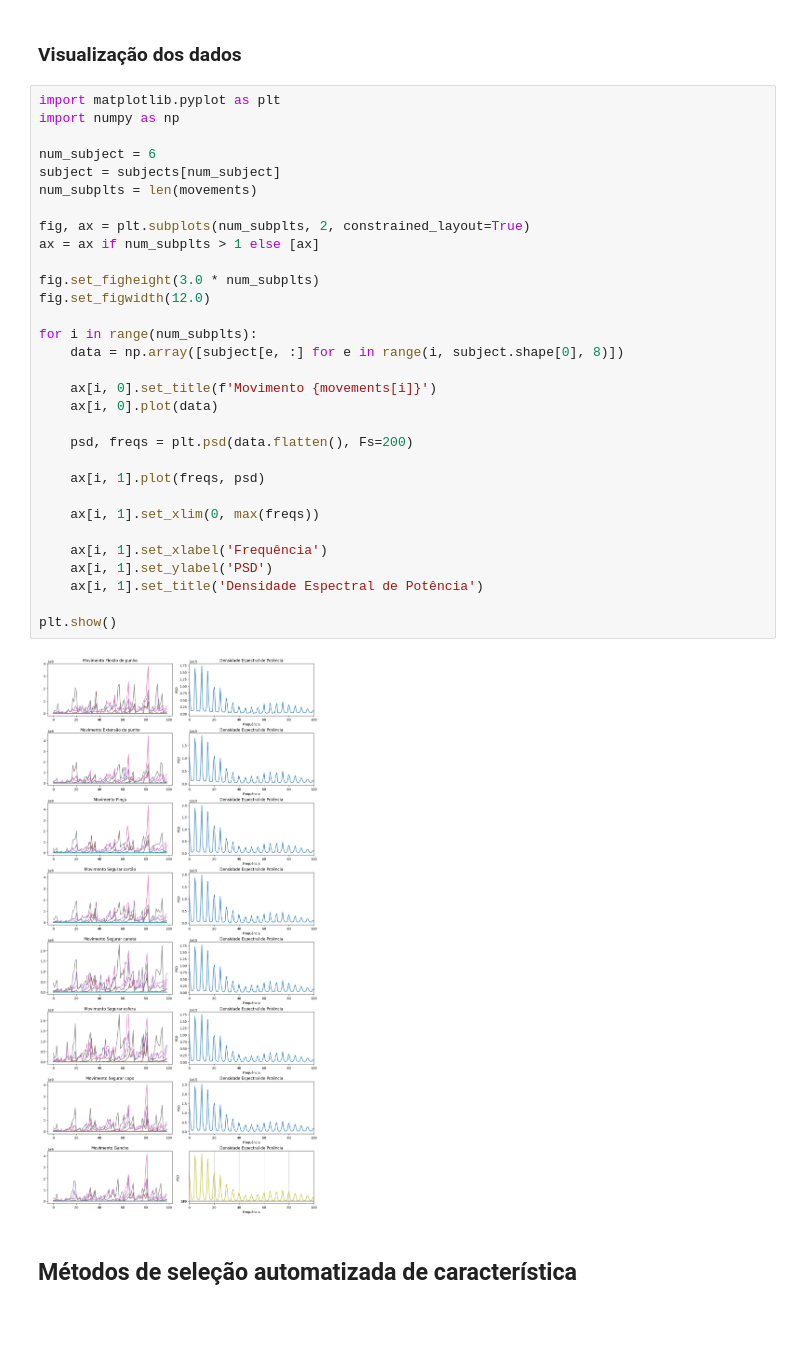
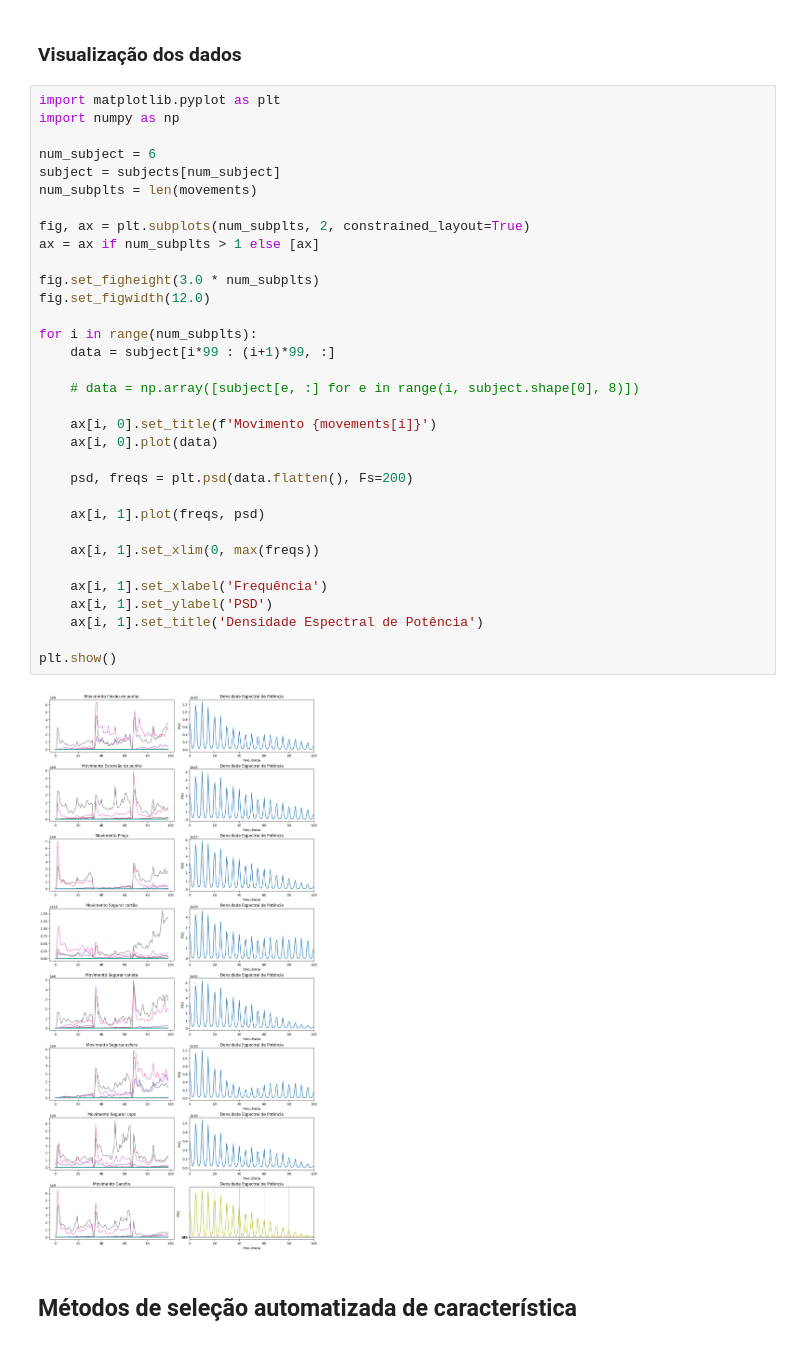
Before and after one commit to LucasDonadi/topicos2-sinaisbiologicos, a Jupyter notebook: preprocessing_features.ipynb, the cells around one changed output. Saved outputs shown, nothing was run; the diff lists cells and outputs as text.

Commit message:
fix: alteração de visualização das caract

```diff
--- a/preprocessing_features.ipynb
+++ b/preprocessing_features.ipynb
@@ -192,35 +192,37 @@ subjects = {i: np.load(f'resultados_voluntario_{i}.npy') for i in range(final_co
 import matplotlib.pyplot as plt
 import numpy as np
 
 num_subject = 6
 subject = subjects[num_subject]
 num_subplts = len(movements)
 
 fig, ax = plt.subplots(num_subplts, 2, constrained_layout=True)
 ax = ax if num_subplts > 1 else [ax]
 
 fig.set_figheight(3.0 * num_subplts)
 fig.set_figwidth(12.0)
 
 for i in range(num_subplts):
-    data = np.array([subject[e, :] for e in range(i, subject.shape[0], 8)])
+    data = subject[i*99 : (i+1)*99, :]
+
+    # data = np.array([subject[e, :] for e in range(i, subject.shape[0], 8)])
 
     ax[i, 0].set_title(f'Movimento {movements[i]}')
     ax[i, 0].plot(data)
 
     psd, freqs = plt.psd(data.flatten(), Fs=200)
 
     ax[i, 1].plot(freqs, psd)
 
     ax[i, 1].set_xlim(0, max(freqs))
 
     ax[i, 1].set_xlabel('Frequência')
     ax[i, 1].set_ylabel('PSD')
     ax[i, 1].set_title('Densidade Espectral de Potência')
 
 plt.show()
 # %% [output]
-[figure, old version]
+[figure, new version]
 # %% [markdown]
 ## Métodos de seleção automatizada de característica
 # %%
```
Also changed, not shown: parts of 1 cell of this notebook, 13 other files.
